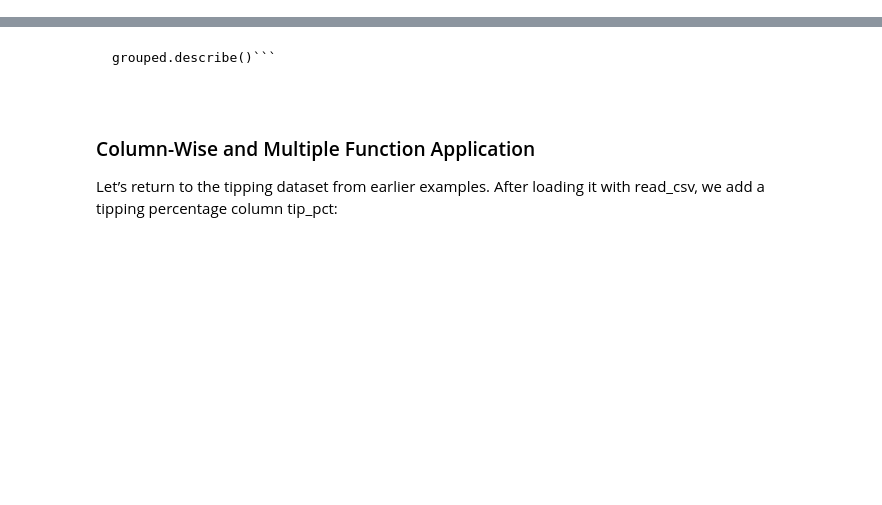
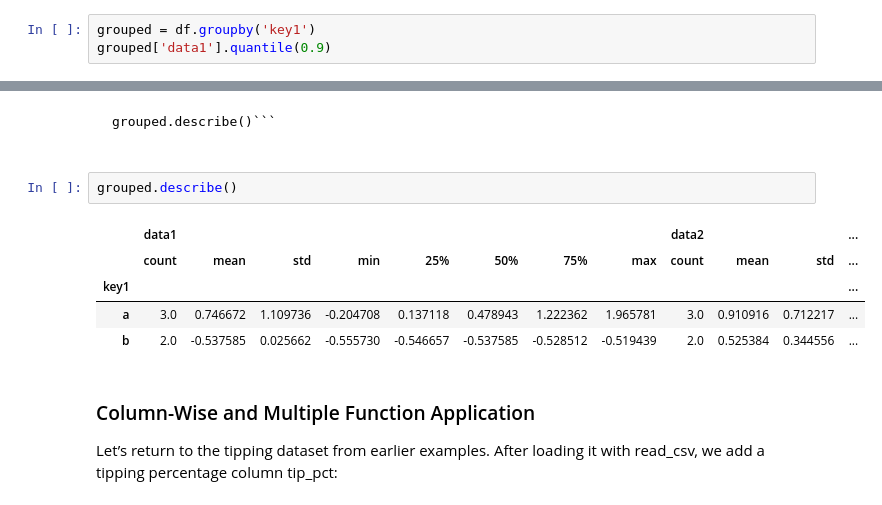
Before and after one commit to linhmai1603/Info212, a Jupyter notebook: INFO212-Week8-Lecture(1).ipynb, the cells around one changed output, grey strips where cells are left out. Saved outputs shown, nothing was run; the diff lists cells and outputs as text; blank space fills up the shorter version.

````diff
--- a/INFO212-Week8-Lecture(1).ipynb
+++ b/INFO212-Week8-Lecture(1).ipynb
@@ -393,3 +592,6 @@ computes sample quantiles of a Series or a DataFrame’s columns.
 ```
 grouped = df.groupby('key1')
 grouped['data1'].quantile(0.9)```
+# %%
+grouped = df.groupby('key1')
+grouped['data1'].quantile(0.9)
@@ -407,6 +623,14 @@ aggregations, strictly speaking:
 # %% [markdown]
 ```
 grouped.describe()```
+# %%
+grouped.describe()
+# %% [output]
+|  | data1 |  |  |  |  |  |  |  | data2 |  |  | ... |
+|  | count | mean | std | min | 25% | 50% | 75% | max | count | mean | std | ... |
+| key1 |  |  |  |  |  |  |  |  |  |  |  | ... |
+| a | 3.0 | 0.746672 | 1.109736 | -0.204708 | 0.137118 | 0.478943 | 1.222362 | 1.965781 | 3.0 | 0.910916 | 0.712217 | ... |
+| b | 2.0 | -0.537585 | 0.025662 | -0.555730 | -0.546657 | -0.537585 | -0.528512 | -0.519439 | 2.0 | 0.525384 | 0.344556 | ... |
 # %% [markdown]
 ### Column-Wise and Multiple Function Application
 Let’s return to the tipping dataset from earlier examples. After loading it with
````
Also changed, not shown: parts of 24 cells of this notebook, 3 other files.
